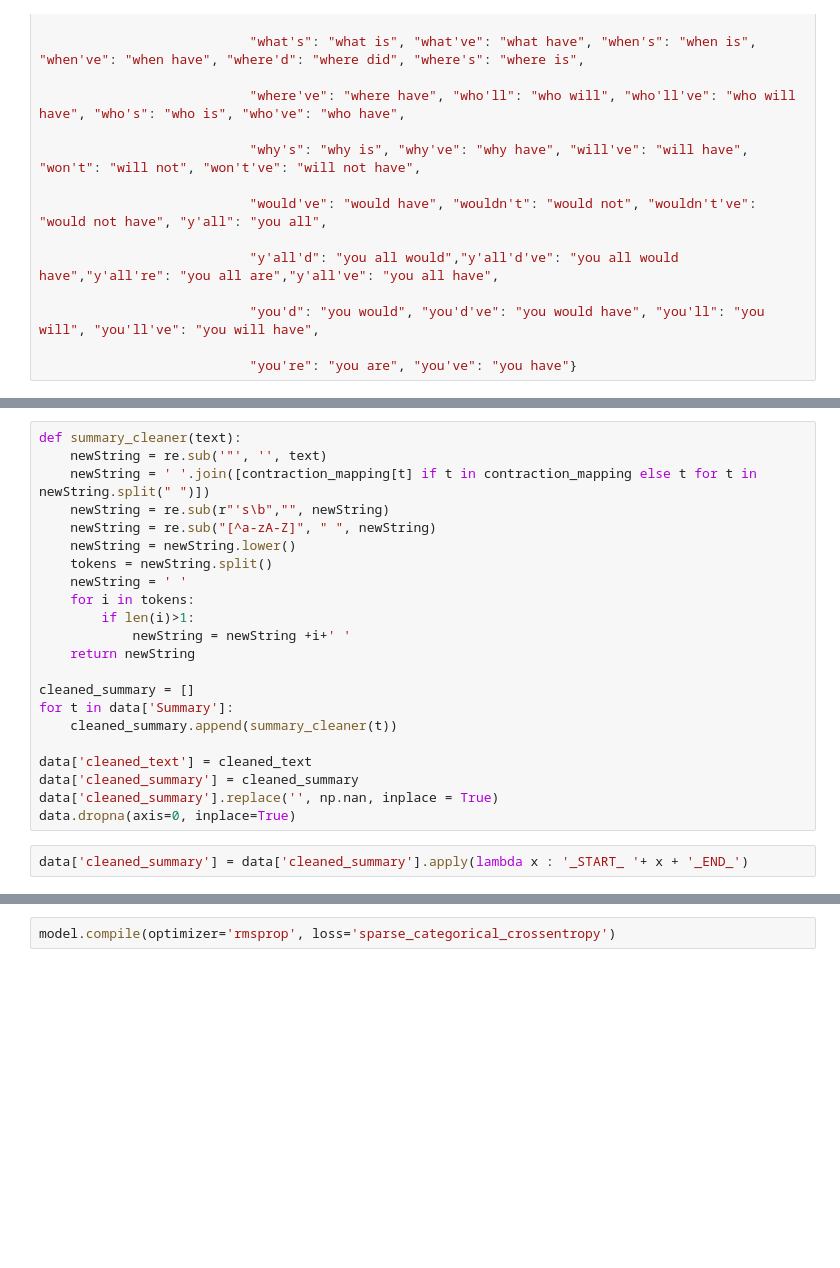
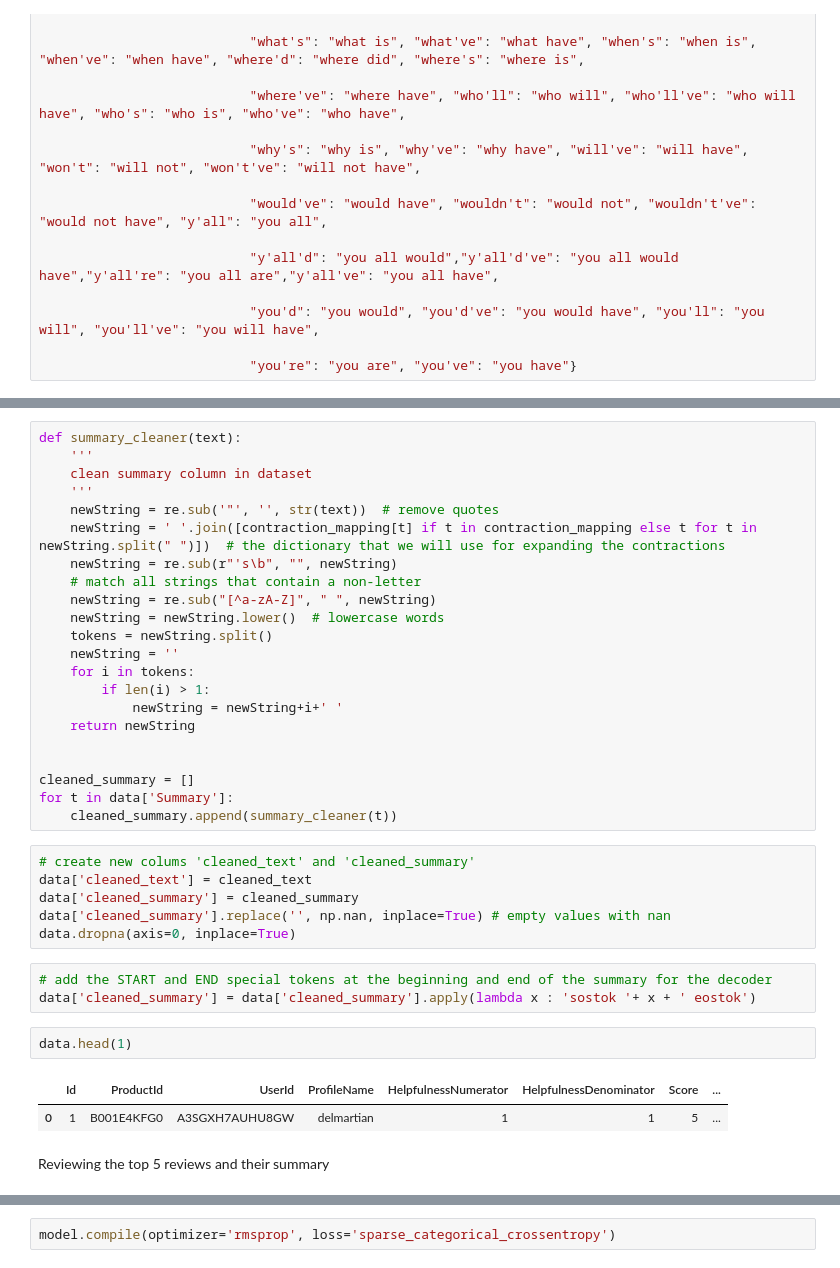
Before and after one commit to Khorrlybobo/Food-Reviews-summary--repo, a Jupyter notebook: Summary_of_Restaurant_Reviews.ipynb, the cells around one changed output, grey strips where cells are left out. Drawn from its saved outputs; the diff is of its cells as text; blank space fills up the shorter version.

```diff
--- a/Summary_of_Restaurant_Reviews.ipynb
+++ b/Summary_of_Restaurant_Reviews.ipynb
@@ -152,27 +187,41 @@ data['Summary'][:10]
 # %%
 def summary_cleaner(text):
-    newString = re.sub('"', '', text)
-    newString = ' '.join([contraction_mapping[t] if t in contraction_mapping else t for t in newString.split(" ")])
-    newString = re.sub(r"'s\b","", newString)
+    '''
+    clean summary column in dataset
+    '''
+    newString = re.sub('"', '', str(text))  # remove quotes
+    newString = ' '.join([contraction_mapping[t] if t in contraction_mapping else t for t in newString.split(" ")])  # the dictionary that we will use for expanding the contractions
+    newString = re.sub(r"'s\b", "", newString)
+    # match all strings that contain a non-letter
     newString = re.sub("[^a-zA-Z]", " ", newString)
-    newString = newString.lower()
+    newString = newString.lower()  # lowercase words
     tokens = newString.split()
-    newString = ' '
+    newString = ''
     for i in tokens:
-        if len(i)>1:
-            newString = newString +i+' '
+        if len(i) > 1:
+            newString = newString+i+' '
     return newString
+
 
 cleaned_summary = []
 for t in data['Summary']:
     cleaned_summary.append(summary_cleaner(t))
-
-data['cleaned_text'] = cleaned_text
-data['cleaned_summary'] = cleaned_summary
-data['cleaned_summary'].replace('', np.nan, inplace = True)
-data.dropna(axis=0, inplace=True)
-# %%
-data['cleaned_summary'] = data['cleaned_summary'].apply(lambda x : '_START_ '+ x + '_END_')
+# %%
+# create new colums 'cleaned_text' and 'cleaned_summary'
+data['cleaned_text'] = cleaned_text
+data['cleaned_summary'] = cleaned_summary
+data['cleaned_summary'].replace('', np.nan, inplace=True) # empty values with nan
+data.dropna(axis=0, inplace=True)
+# %%
+# add the START and END special tokens at the beginning and end of the summary for the decoder
+data['cleaned_summary'] = data['cleaned_summary'].apply(lambda x : 'sostok '+ x + ' eostok')
+# %%
+data.head(1)
+# %% [output]
+|  | Id | ProductId | UserId | ProfileName | HelpfulnessNumerator | HelpfulnessDenominator | Score | ... |
+| 0 | 1 | B001E4KFG0 | A3SGXH7AUHU8GW | delmartian | 1 | 1 | 5 | ... |
+# %% [markdown]
+Reviewing the top 5 reviews and their summary
 # %%
 for i in range(5):
     print ("Review:",data['cleaned_text'][i])
```
Also changed, not shown: parts of 41 cells of this notebook.
